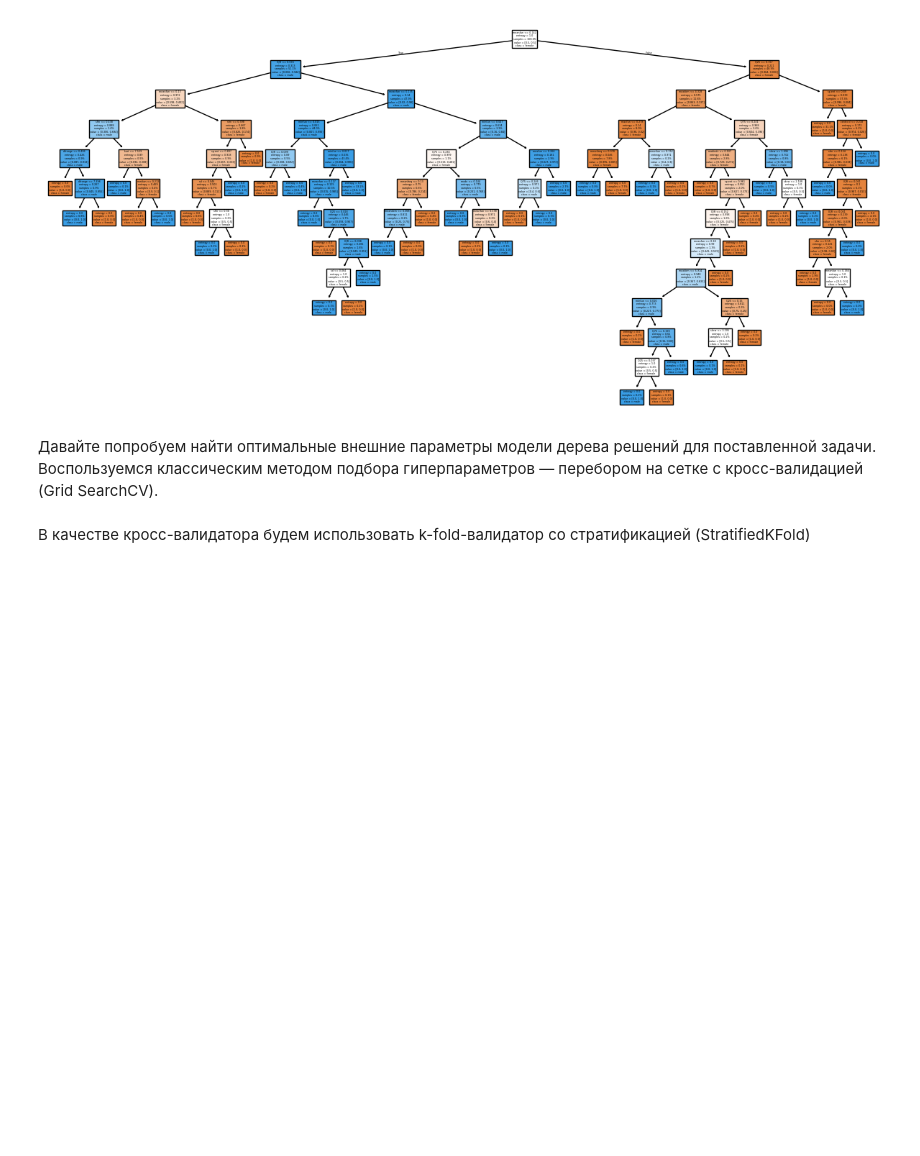
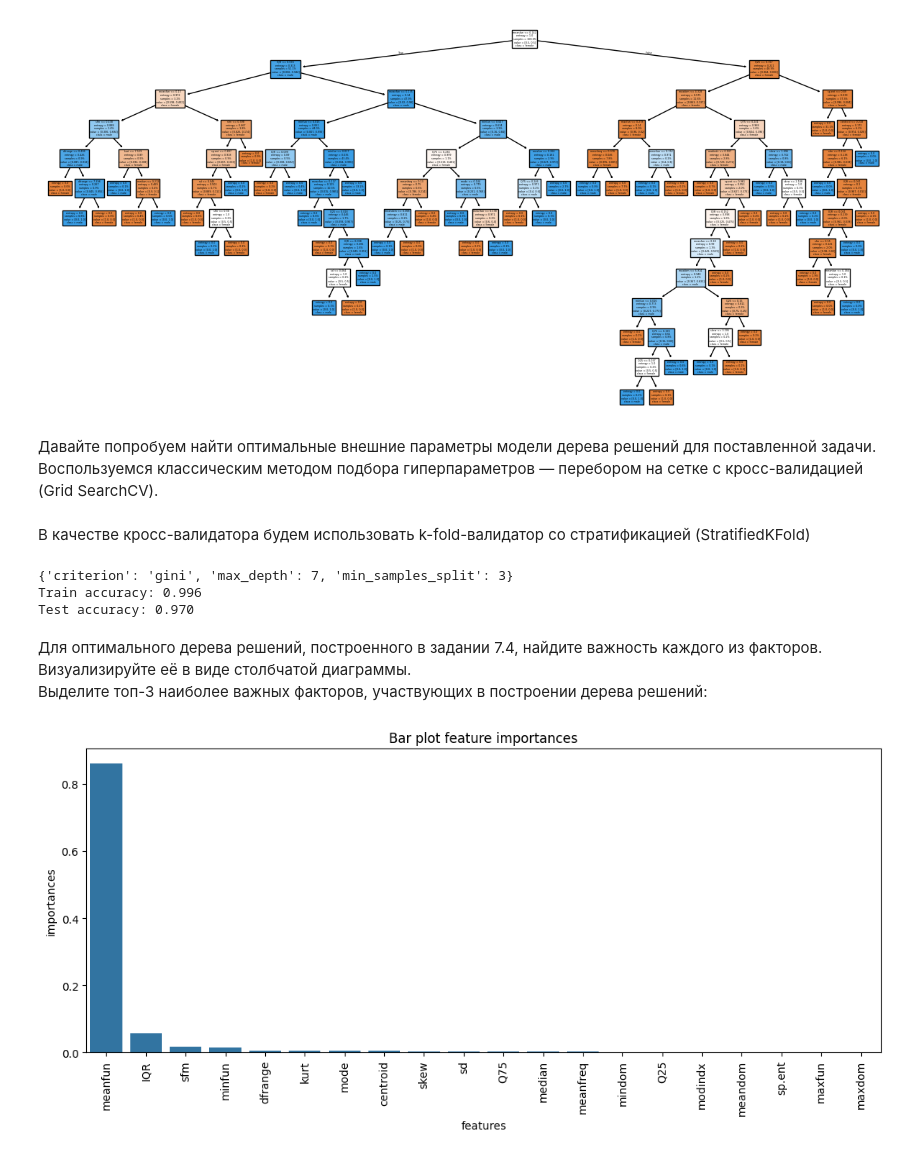
Before and after one commit to rybinsergei-hub/RSA_sf_data_science, a Jupyter notebook: SF/Доп.главы высше математики/Модуль 1/1.3 деревья решений практика.ipynb, the cells around one changed output. Cells and saved outputs as stored; diff of their text form; code cells hidden in the pictures; blank space fills up the shorter version.

```diff
--- a/SF/Доп.главы высше математики/Модуль 1/1.3 деревья решений практика.ipynb
+++ b/SF/Доп.главы высше математики/Модуль 1/1.3 деревья решений практика.ipynb
@@ -172,3 +172,45 @@ param_grid = {
 # %%
 # Задаём метод кросс-валидации
 cv = model_selection.StratifiedKFold(n_splits=5)
+# %%
+# Инициализируем поиск на сетке и обучаем его
+gs = model_selection.GridSearchCV(
+    estimator=tree.DecisionTreeClassifier(random_state=0), #модель
+    param_grid=param_grid, #сетка параметров
+    scoring='accuracy', #метрика
+    cv=cv, #кросс-валидатор
+    n_jobs=-1 #используем все мощности процессора
+)
+gs.fit(X_train, y_train)
+print(gs.best_params_)
+# Определяем наилучшую модель
+best_tree = gs.best_estimator_
+
+# Делаем предсказание
+y_train_pred = best_tree.predict(X_train)
+y_test_pred = best_tree.predict(X_test)
+# Считаем метрику accuracy на обучающей и тестовой выборках
+print('Train accuracy: {:.3f}'.format(metrics.accuracy_score(y_train, y_train_pred)))
+print('Test accuracy: {:.3f}'.format(metrics.accuracy_score(y_test, y_test_pred)))
+# %% [output]
+{'criterion': 'gini', 'max_depth': 7, 'min_samples_split': 3}
+Train accuracy: 0.996
+Test accuracy: 0.970
+# %% [markdown]
+Для оптимального дерева решений, построенного в задании 7.4, найдите важность каждого из факторов.\
+Визуализируйте её в виде столбчатой диаграммы.\
+Выделите топ-3 наиболее важных факторов, участвующих в построении дерева решений:
+# %%
+fig, ax = plt.subplots(figsize=(13, 5)) #фигура + координатная плоскость
+features = X.columns #признаки
+feature_importances = best_tree.feature_importances_ #важность признаков
+# Создаём DataFrame, содержащий информацию о важности признаков
+importances_data = pd.DataFrame({'features': features, 'importances': feature_importances})
+importances_data = importances_data.sort_values(by='importances', ascending=False)
+# Строим столбчатую диаграмму
+sns.barplot(data=importances_data, x='features', y='importances', ax=ax);
+# Добавляем подпись к графику и поворот меток на оси абсцисс
+ax.set_title('Bar plot feature importances')
+ax.xaxis.set_tick_params(rotation=90)
+# %% [output]
+[figure, added]
```
Also changed, not shown: 4 other files.
